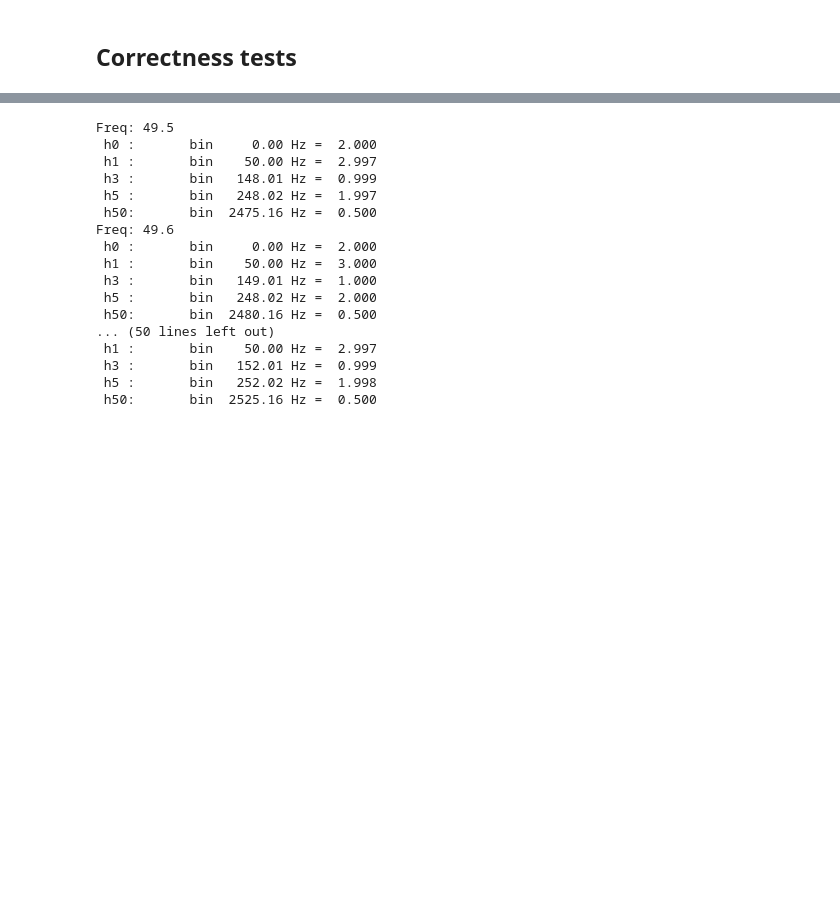
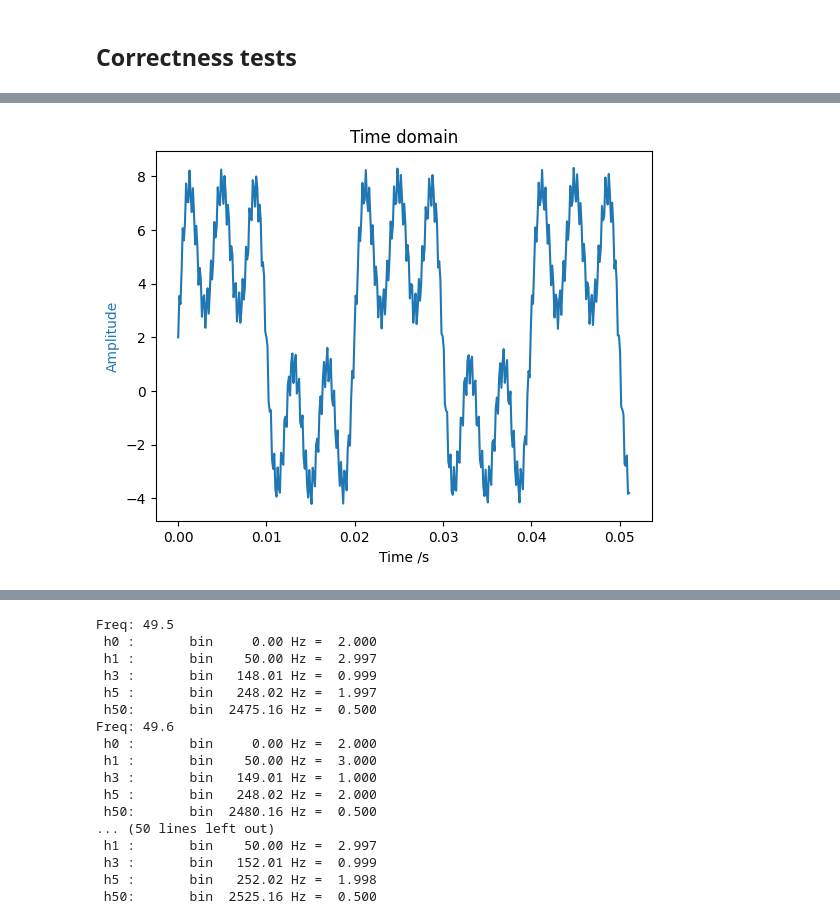
Before and after one commit to arup-group/pqm-hellebores, a Jupyter notebook: nb/energy_and_power_quality_calculations_2.ipynb, the cells around one changed output, grey strips where cells are left out. Drawn from its saved outputs; the diff is of its cells as text; code cells hidden in the pictures; blank space fills up the shorter version.

```diff
--- a/nb/energy_and_power_quality_calculations_2.ipynb
+++ b/nb/energy_and_power_quality_calculations_2.ipynb
@@ -389 +379,25 @@ accuracy_test() generates all bins for a test signal with selected fundamental f
+# %%
+freq = 50.1
+# coefficients are tuples of (harmonic order, magnitude).
+# h0, amplitude 2.0
+# h1, amplitude 3.0
+# h3, amplitude 1.0
+# h5, amplitude 2.0
+# h50, amplitude 0.5
+coefficients = [(0,2), (1,3), (3,1), (5,2), (50,0.5)]
+# generate some sample data
+samples = generate_composite_points(freq, coefficients, n_samples)
+
+# Time domain plot
+time_points = [ i/sample_rate for i in range(n_samples) ]
+# take only a subset of the points for plotting
+x = time_points[:400]
+y = samples[:400]
+plt.plot(x, y, color='tab:blue')
+plt.title('Time domain')
+plt.xlabel('Time /s')
+plt.ylabel('Amplitude', color='tab:blue')
+plt.show()
+# %% [output]
+[figure, added]
 # %%
```
Also changed, not shown: parts of 16 cells of this notebook, 1 other file.
